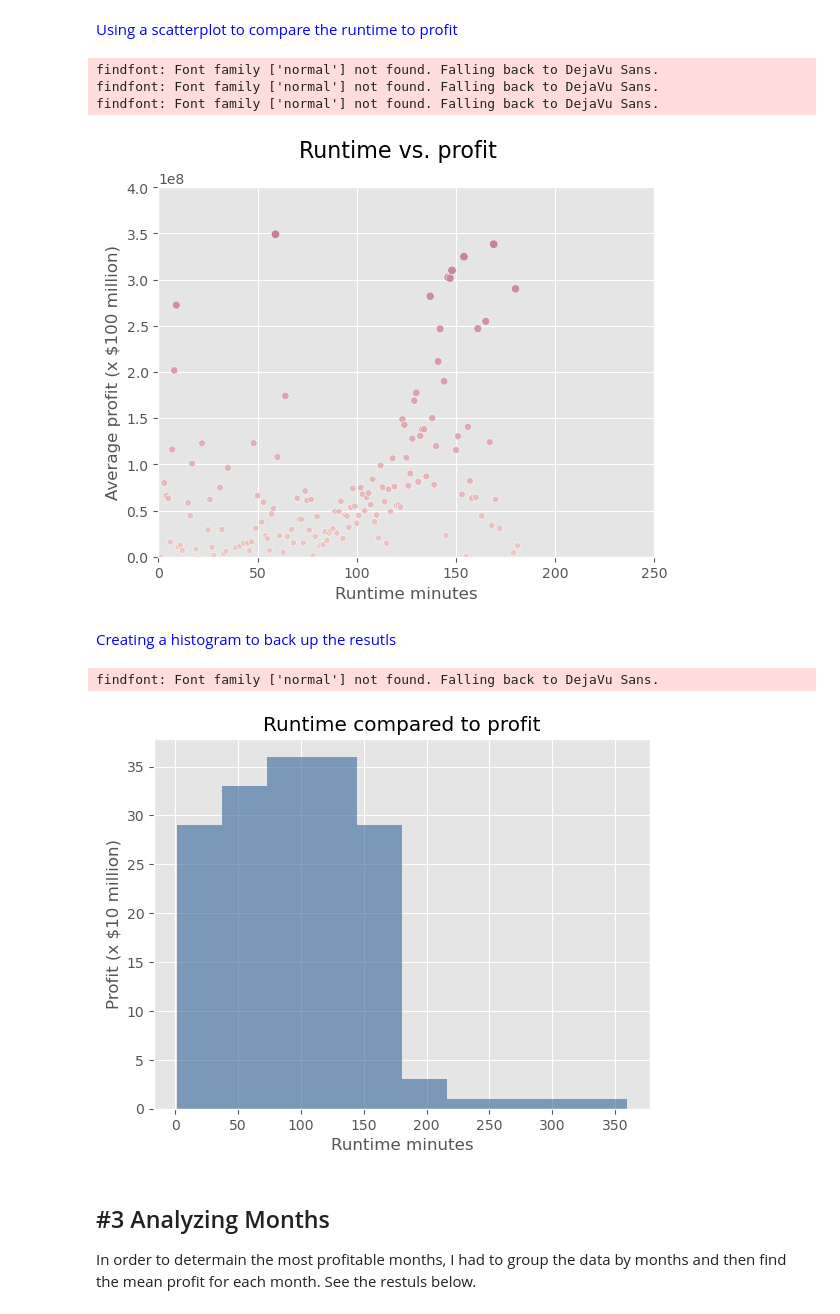
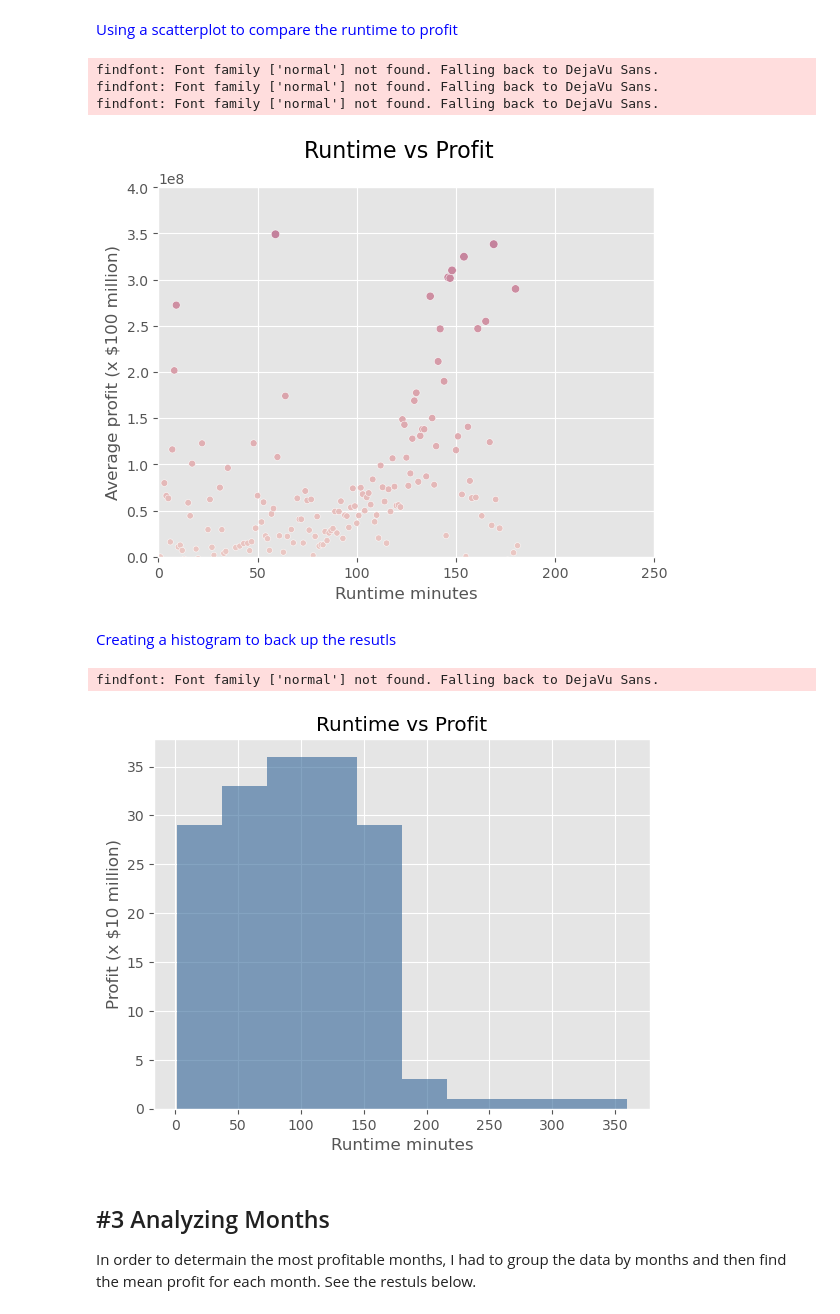
Before and after one commit to Warren-Morelli/-Movie-Analysis-for-Microsoft, a Jupyter notebook: Final Notebook, Factors That Determine a Successful Film.ipynb, the cells around one changed output. Drawn from its saved outputs; the diff is of its cells as text; code cells hidden in the pictures.

```diff
--- a/Final Notebook, Factors That Determine a Successful Film.ipynb
+++ b/Final Notebook, Factors That Determine a Successful Film.ipynb
@@ -340,7 +342,7 @@ plt.rc('font', **font)
 
 sns.scatterplot(data=df_runtime_mean, x=x, y=y, hue=y, legend = False, size="worldwide_gross")
 
-plt.suptitle("Runtime vs. profit", fontsize=16)
+plt.suptitle("Runtime vs Profit", fontsize=16)
 plt.ylabel('Average profit (x $100 million)', fontsize=12)
 plt.xlabel('Runtime minutes', fontsize=12)
 
@@ -353,24 +355,24 @@ plt.show()
 findfont: Font family ['normal'] not found. Falling back to DejaVu Sans.
 findfont: Font family ['normal'] not found. Falling back to DejaVu Sans.
 findfont: Font family ['normal'] not found. Falling back to DejaVu Sans.
-[figure, old version]
+[figure, new version]
 # %% [markdown]
 <font color=blue>Creating a histogram to back up the resutls </font>
 # %%
 #create histogram to read data
 x = df_runtime_mean['runtime_minutes']
 y = df_runtime_mean['profit']
 font = {'family' : 'normal',
         'size'   : 10}
 plt.rc('font', **font)
 fig, ax = plt.subplots()
 ax.hist(x, bins=10, color=(0.2, 0.4, 0.6, 0.6,))
 ax.set_xlabel("Runtime minutes")
 ax.set_ylabel("Profit (x $10 million)")
-ax.set_title("Runtime compared to profit");
+ax.set_title("Runtime vs Profit");
 # %% [output]
 findfont: Font family ['normal'] not found. Falling back to DejaVu Sans.
-[figure, old version]
+[figure, new version]
 # %% [markdown]
 ## #3 Analyzing Months
 In order to determain the most profitable months, I had to group the data by months and then find the mean profit for each month. See the restuls below.
```
Also changed, not shown: parts of 8 cells of this notebook, 5 other files.
